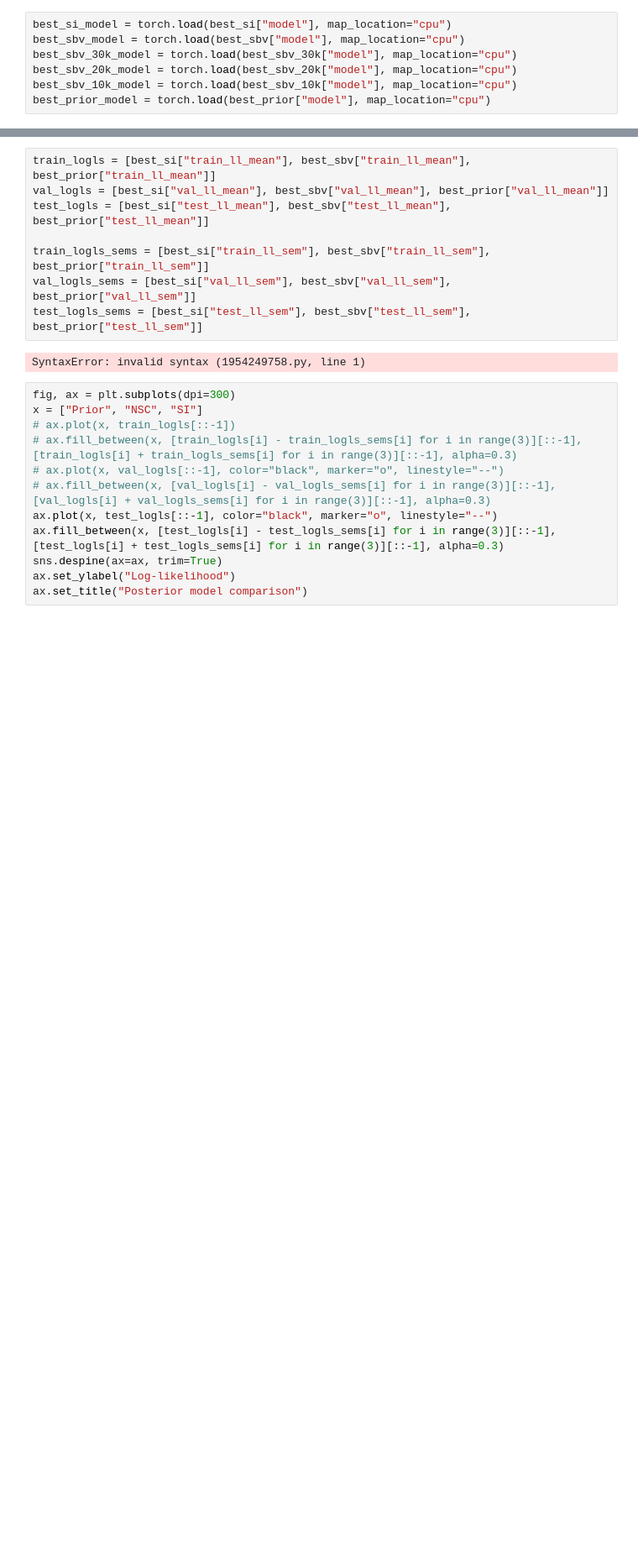
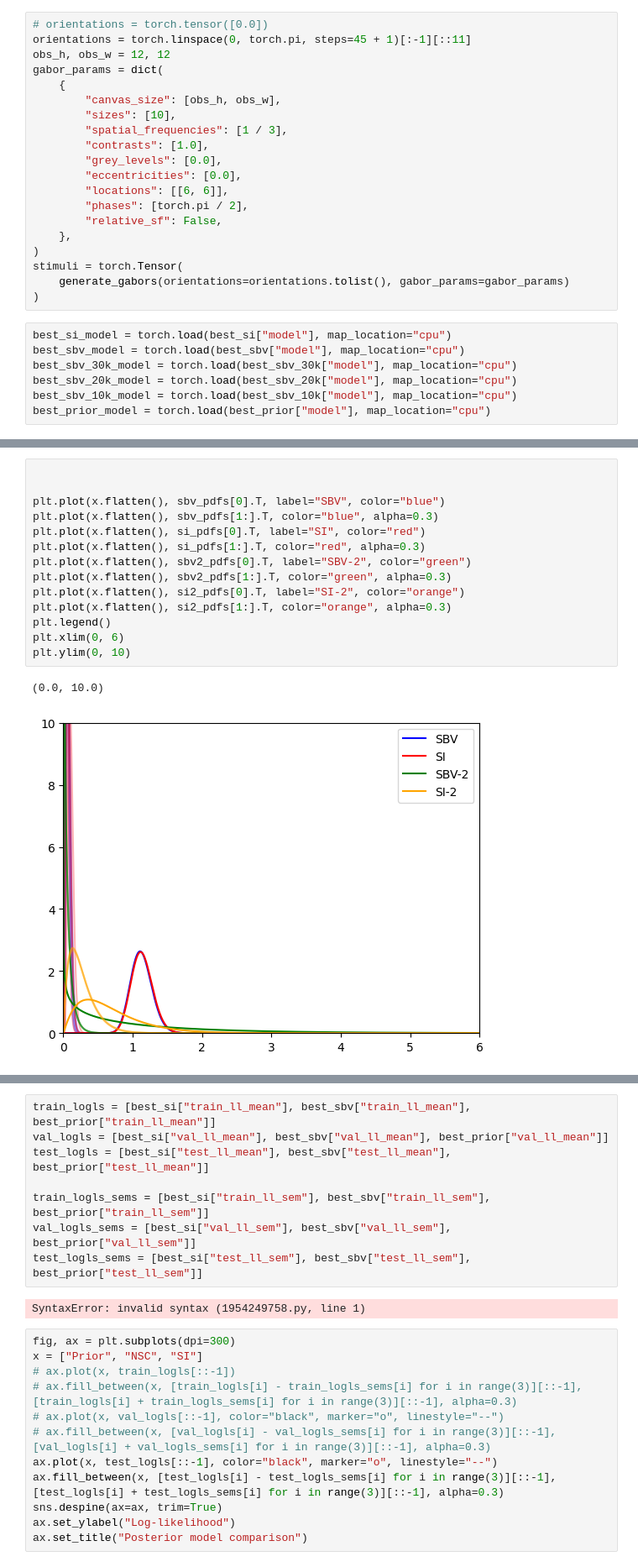
Before and after one commit to suhasshrinivasan/task-transfer, a Jupyter notebook: experiments/learning/evaluate_predictive_models.ipynb, the cells around one changed output, grey strips where cells are left out. Shown at 84% size. Drawn from its saved outputs; the diff is of its cells as text; blank space fills up the shorter version.

```diff
--- a/experiments/learning/evaluate_predictive_models.ipynb
+++ b/experiments/learning/evaluate_predictive_models.ipynb
@@ -246,3 +354,23 @@ plt.show()
+# %%
+# orientations = torch.tensor([0.0])
+orientations = torch.linspace(0, torch.pi, steps=45 + 1)[:-1][::11]
+obs_h, obs_w = 12, 12
+gabor_params = dict(
+    {
+        "canvas_size": [obs_h, obs_w],
+        "sizes": [10],
+        "spatial_frequencies": [1 / 3],
+        "contrasts": [1.0],
+        "grey_levels": [0.0],
+        "eccentricities": [0.0],
+        "locations": [[6, 6]],
+        "phases": [torch.pi / 2],
+        "relative_sf": False,
+    },
+)
+stimuli = torch.Tensor(
+    generate_gabors(orientations=orientations.tolist(), gabor_params=gabor_params)
+)
 # %%
 best_si_model = torch.load(best_si["model"], map_location="cpu")
 best_sbv_model = torch.load(best_sbv["model"], map_location="cpu")
@@ -252,0 +415,17 @@ best_prior_model = torch.load(best_prior["model"], map_location="cpu")
+# %%
+
+
+plt.plot(x.flatten(), sbv_pdfs[0].T, label="SBV", color="blue")
+plt.plot(x.flatten(), sbv_pdfs[1:].T, color="blue", alpha=0.3)
+plt.plot(x.flatten(), si_pdfs[0].T, label="SI", color="red")
+plt.plot(x.flatten(), si_pdfs[1:].T, color="red", alpha=0.3)
+plt.plot(x.flatten(), sbv2_pdfs[0].T, label="SBV-2", color="green")
+plt.plot(x.flatten(), sbv2_pdfs[1:].T, color="green", alpha=0.3)
+plt.plot(x.flatten(), si2_pdfs[0].T, label="SI-2", color="orange")
+plt.plot(x.flatten(), si2_pdfs[1:].T, color="orange", alpha=0.3)
+plt.legend()
+plt.xlim(0, 6)
+plt.ylim(0, 10)
+# %% [output]
+(0.0, 10.0)
+[figure, added]
```
Also changed, not shown: parts of 9 cells of this notebook, 5 other files.
